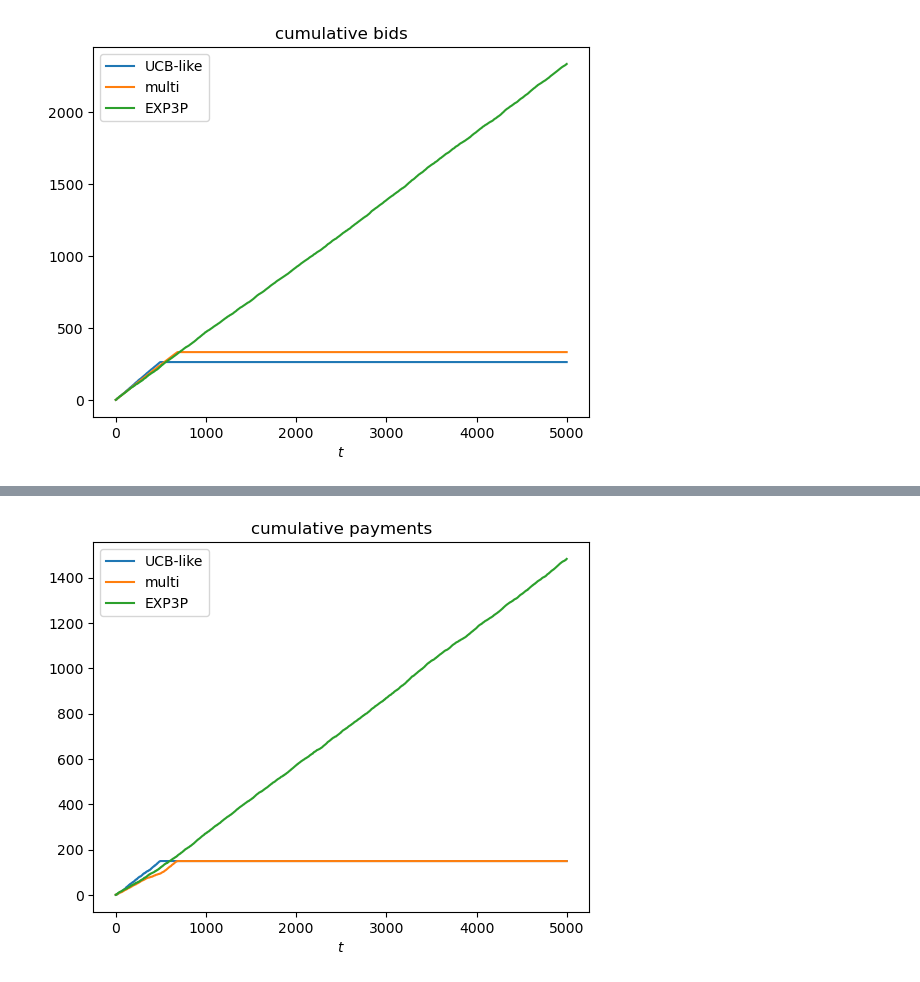
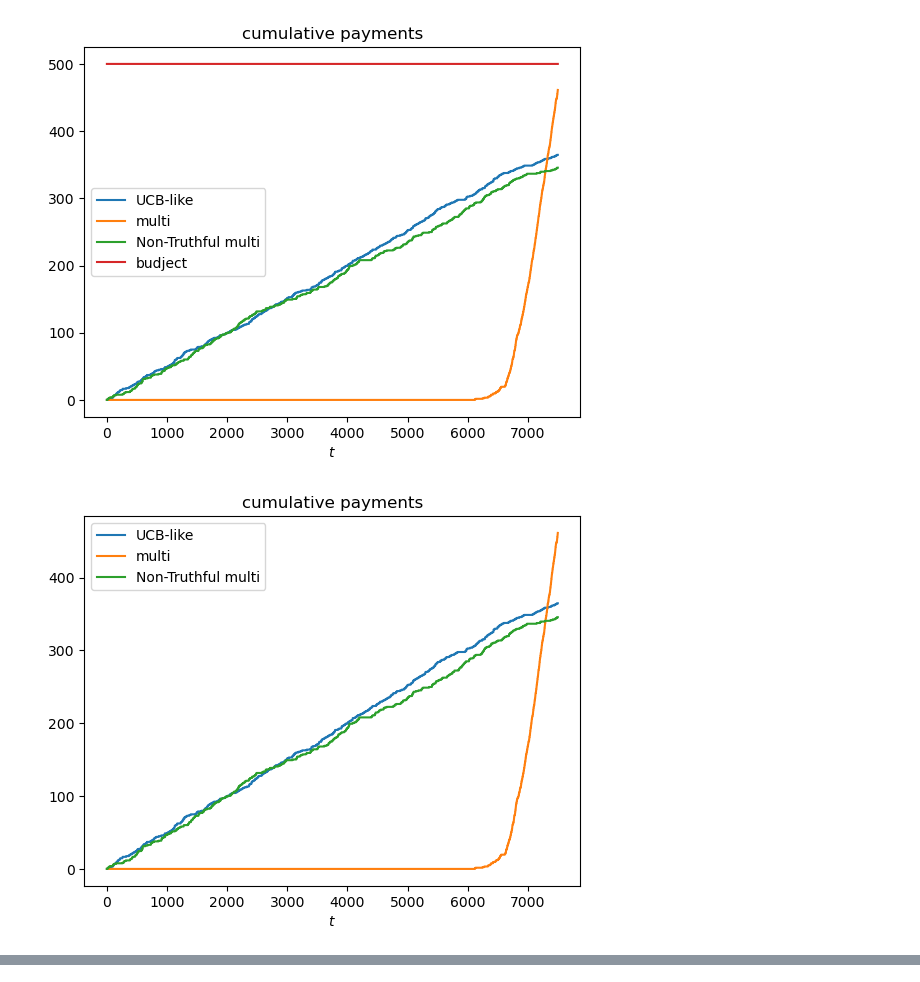
Before and after one commit to PaoloBiolghini/OnlineLearningProject, a Jupyter notebook: jupiter_point4.ipynb, the cells around one changed output, grey strips where cells are left out. Drawn from its saved outputs; the diff is of its cells as text; code cells hidden in the pictures.

```diff
--- a/jupiter_point4.ipynb
+++ b/jupiter_point4.ipynb
@@ -30,7 +30,7 @@ class GeneralizedFirstPriceAuction(Auction):
         self.ctrs = ctrs
         self.n_spots = n_spots
         self.n_adv = len(self.ctrs)
-        self.visibility = (3/4)**np.array(range(n_spots))
+        self.visibility = (0.9)**np.array(range(n_spots))
 
 
     def get_winners(self, bids):
@@ -189,15 +189,3 @@ class NONTRuthfull_MultiplicativePacingAgent:
             self.rho = self.budget/((self.T-self.t)*self.n_users)
         else:
             self.rho = self.budget/(self.n_users)
-# %%
-# plots
-def showPlotPoint4(vett1, vett2, vett3, title,T):
-
-    plt.plot(np.arange(T), vett1, label='UCB-like')
-    plt.plot(np.arange(T), vett2, label='multi')
-    plt.plot(np.arange(T), vett3, label='EXP3P')
-    plt.title(title)
-    # plt.plot((0,T-1), (average_regret[0], average_regret[-1]), 'ro', linestyle="--")
-    plt.xlabel('$t$')
-    plt.legend()
-    plt.show()
@@ -326,12 +505,11 @@ def loop_auction_day(auction, agent1, agent2, agent3, other_bids, seed, n_users=
         bids = np.append(my_bid_2, bids)
         bids = np.append(my_bid_1, bids)
 
-        m_t = np.max(np.max(bids[0:1]), np.max(bids[3:]))
+        m_t = np.max((np.max(bids[0:1]), np.max(bids[3:])))
 
         winners, visibility_vec,  payments_per_click = auction.get_winners(bids=bids)
         #print(winners)
         #print(visibility_vec)
-
         my_win_1 = np.dot(winners==0, visibility_vec)
         my_win_2 = np.dot(winners==1, visibility_vec)
         my_win_3 = np.dot(winners==2, visibility_vec)
@@ -340,9 +518,9 @@ def loop_auction_day(auction, agent1, agent2, agent3, other_bids, seed, n_users=
         #print("alg_2 wins? ",my_win_2)
         #print("alg_3 wins? ",my_win_3)
 
-        f_t1, c_t1 = (args.valuation-my_bid_1 )*my_win_1, my_bid_1*my_win_1
-        f_t2, c_t2 = (args.valuation-my_bid_2 )*my_win_2, my_bid_2*my_win_2
-        f_t3, c_t3 = (args.valuation-my_bid_3 )*my_win_3, my_bid_3*my_win_3
+        f_t1, c_t1 = (args.valuation-my_bid_1)*my_win_1, my_bid_1*(my_win_1>0)
+        f_t2, c_t2 = (args.valuation-my_bid_2)*my_win_2, my_bid_2*(my_win_2>0)
+        f_t3, c_t3 = (args.valuation-my_bid_3)*my_win_3, my_bid_3*(my_win_3>0)
 
         #print("reward UCB", f_t1)
         #print("revard multi", f_t2)
@@ -493,9 +748,14 @@ showPlotPoint4(vett1, vett2, vett3, title,args.T*args.n_users)
 # %%
-vett1 = np.cumsum(alg_bids[0,:])
-vett2 = np.cumsum(alg_bids[1,:])
-vett3 = np.cumsum(alg_bids[2,:])
-title = "cumulative bids"
+vett1 = np.cumsum(alg_payments[0,:])
+vett2 = np.cumsum(alg_payments[1,:])
+vett3 = np.cumsum(alg_payments[2,:])
+title = "cumulative payments"
 
+showPlotPoint4(vett1, vett2, vett3, title,args.T*args.n_users, args.B)
+title2 = "Non-Truthfull-2spot"
+yaxis = "cumulative payments"
 showPlotPoint4(vett1, vett2, vett3, title,args.T*args.n_users)
+showPlot(payments1, payments2, payments3, title2, yaxis ,args.T*args.n_users,n_epochs, args.B)
 # %% [output]
-[figure, old version]
+[figure, new version]
+[figure, added]
@@ -502,9 +762,0 @@ showPlotPoint4(vett1, vett2, vett3, title,args.T*args.n_users)
-# %%
-vett1 = np.cumsum(alg_payments[0,:])
-vett2 = np.cumsum(alg_payments[1,:])
-vett3 = np.cumsum(alg_payments[2,:])
-title = "cumulative payments"
-
-showPlotPoint4(vett1, vett2, vett3, title,args.T*args.n_users)
-# %% [output]
-[figure, removed]
```
Also changed, not shown: parts of 9 cells of this notebook.
